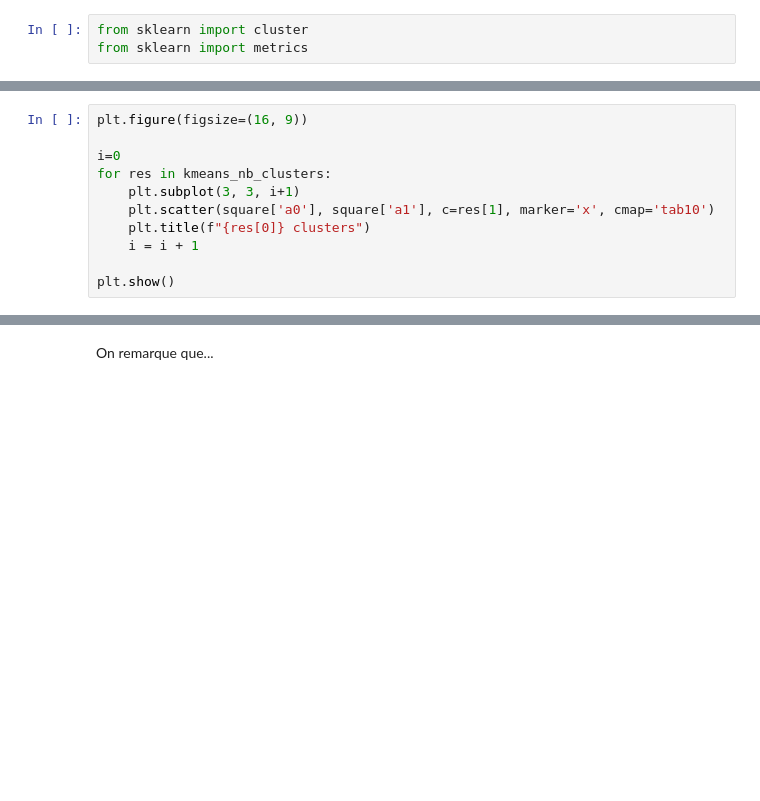
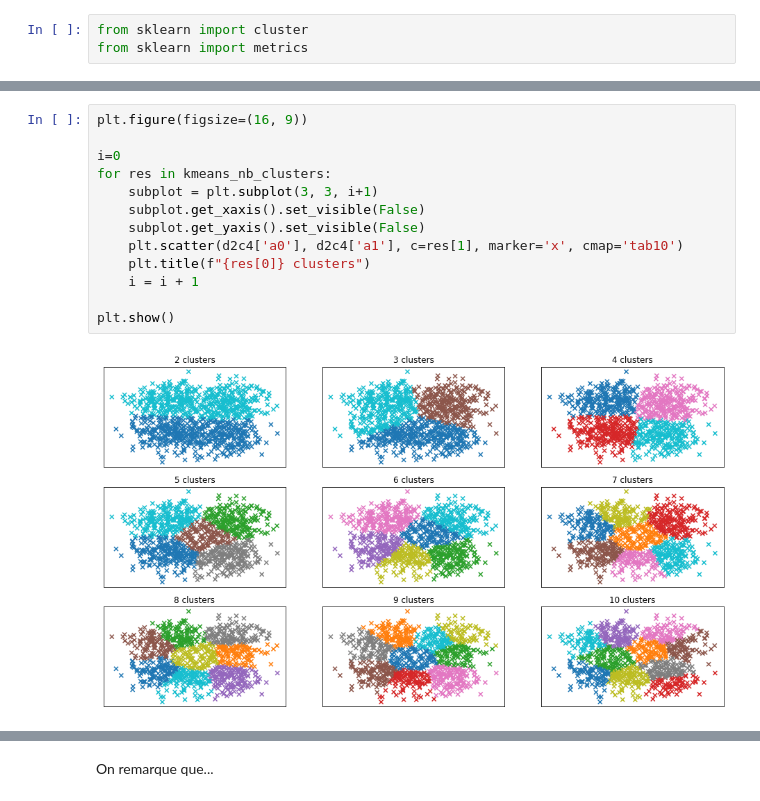
Before and after one commit to MaelPlantec/TP_clustering_19, a Jupyter notebook: tp_clustering.ipynb, the cells around one changed output, grey strips where cells are left out. Cells and saved outputs as stored; diff of their text form; blank space fills up the shorter version.

```diff
--- a/tp_clustering.ipynb
+++ b/tp_clustering.ipynb
@@ -53,14 +58,18 @@ for nb_clusters in range_clusters:
 # %%
 plt.figure(figsize=(16, 9))
 
 i=0
 for res in kmeans_nb_clusters:
-    plt.subplot(3, 3, i+1)
-    plt.scatter(square['a0'], square['a1'], c=res[1], marker='x', cmap='tab10')
+    subplot = plt.subplot(3, 3, i+1)
+    subplot.get_xaxis().set_visible(False)
+    subplot.get_yaxis().set_visible(False)
+    plt.scatter(d2c4['a0'], d2c4['a1'], c=res[1], marker='x', cmap='tab10')
     plt.title(f"{res[0]} clusters")
     i = i + 1
 
 plt.show()
+# %% [output]
+[figure, added]
 # %%
 kmeans_nb_clusters_zip = list(zip(*kmeans_nb_clusters))
 
```
Also changed, not shown: parts of 19 cells of this notebook, 1 other file.
